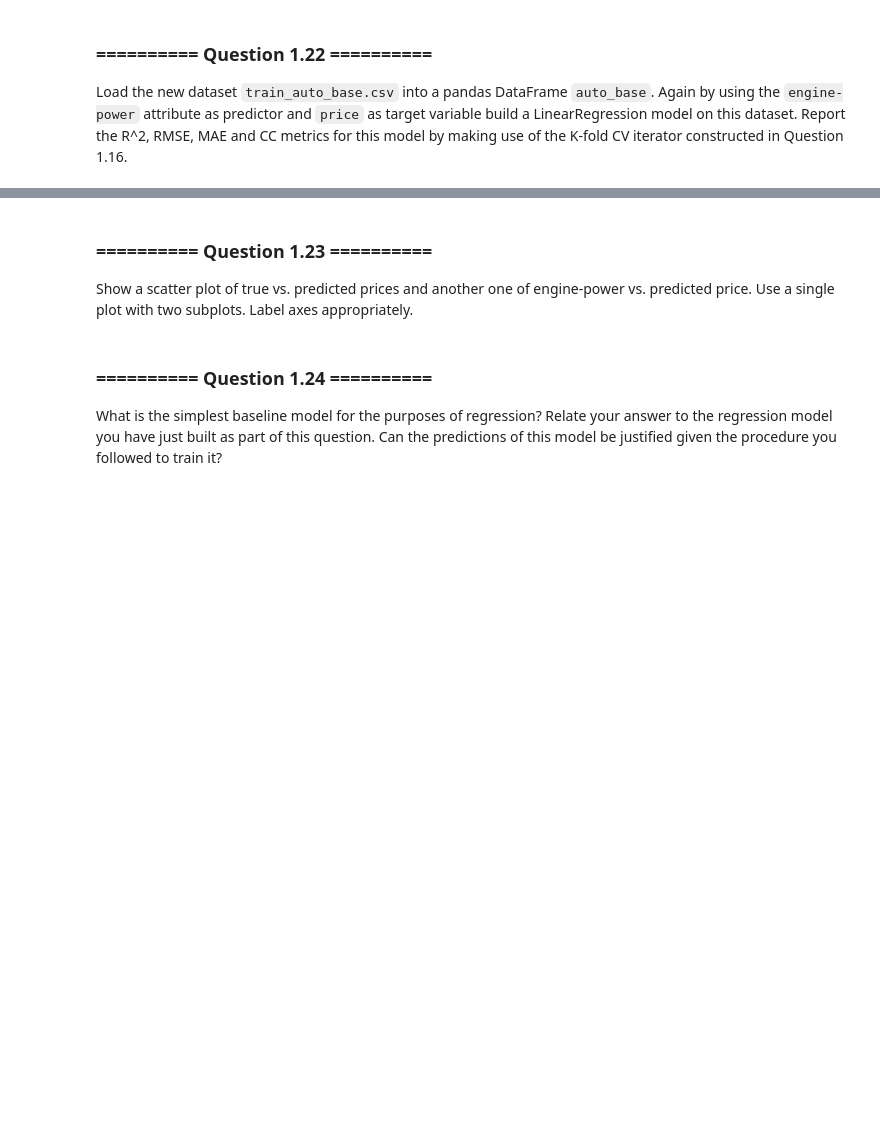
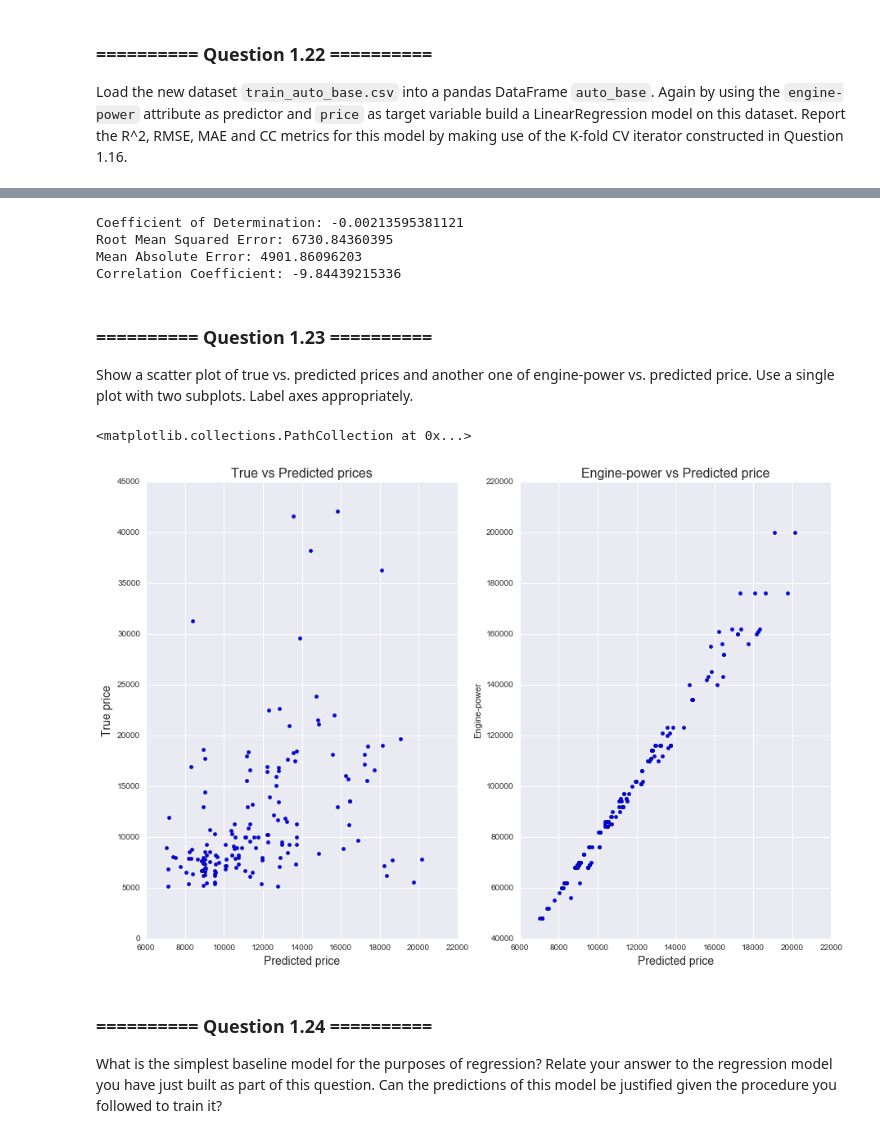
Before and after one commit to richardharmadi/iaml, a Jupyter notebook: 05_Assignment_2.ipynb, the cells around one changed output, grey strips where cells are left out. Cells and saved outputs as stored; diff of their text form; code cells hidden in the pictures; blank space fills up the shorter version.

```diff
--- a/05_Assignment_2.ipynb
+++ b/05_Assignment_2.ipynb
@@ -366,3 +379,46 @@ print (auto_base.info)
+# %%
+# Your code goes here
+# load the datasets into a dataframe
+auto_base_path = os.path.join(os.getcwd(),'datasets','train_auto_base.csv')
+auto_base = pd.read_csv(auto_base_path,delimiter=',')
+
+# initialise a regression model
+new_linreg = LinearRegression(normalize=True)
+pre_x_ab = auto_base['engine-power']
+x_ab = np.reshape(pre_x_ab,(pre_x_ab.shape[0],1))
+y_ab = auto_base['price']
+predicted_ab = cross_val_predict(new_linreg,x_ab,y_ab,cv=kf)
+
+# evaluation reports
+r2_ab = r2_score(y_ab,predicted_ab)
+
+mse_ab = mean_squared_error(y_ab,predicted_ab)
+rmse_ab = np.sqrt(mse_ab)
+
+mae_ab = mean_absolute_error(y_ab,predicted_ab)
+
+# correlation coefficient
+mean_pred_ab = np.mean(predicted_ab)
+mean_y_ab = np.mean(y_ab)
+a_ab = predicted_ab-mean_pred_ab # predicted value - mean
+b_ab = y_ab-mean_y_ab # target value - mean
+sd_a_ab = a_ab**2
+sd_b_ab = b_ab**2
+sum_sd_a_ab = np.sum(sd_a_ab)
+sum_sd_b_ab = np.sum(sd_b_ab)
+
+dividend_ab = np.sum(np.multiply(a_ab,b_ab))
+divider_ab = np.sqrt(np.multiply(sum_sd_a_ab,sum_sd_b_ab))
+cc_ab = (dividend_ab/divider_ab)*len(a_ab)
+print ('Coefficient of Determination:',r2_ab)
+print ('Root Mean Squared Error:',rmse_ab)
+print ('Mean Absolute Error:',mae_ab)
+print ('Correlation Coefficient:',cc_ab)
+# %% [output]
+Coefficient of Determination: -0.00213595381121
+Root Mean Squared Error: 6730.84360395
+Mean Absolute Error: 4901.86096203
+Correlation Coefficient: -9.84439215336
 # %% [markdown]
 ### ========== Question 1.23 ==========
 Show a scatter plot of true vs. predicted prices and another one of engine-power vs. predicted price. Use a single plot with two subplots. Label axes appropriately.
@@ -371,3 +425,23 @@ Show a scatter plot of true vs. predicted prices and another one of engine-power
+# %%
+# Your code goes here
+f = plt.figure(1)       # create a figure
+f.set_figheight(10)
+f.set_figwidth(15)
+plt.subplot(121)    # the first subplot in the first figure,
+plt.title('True vs Predicted prices',fontsize=16)
+plt.xlabel('Predicted price',fontsize=14)
+plt.ylabel('True price',fontsize=14)
+plt.scatter(predicted,y)
+
+plt.subplot(122)    # second plot
+plt.title('Engine-power vs Predicted price',fontsize=16)
+plt.xlabel('Predicted price',fontsize=14)
+plt.ylabel('Engine-power')
+y_new = auto_numeric['engine-power']
+plt.scatter (predicted,y_new)
+# %% [output]
+<matplotlib.collections.PathCollection at 0x...>
+[figure, added]
 # %% [markdown]
 ### ========== Question 1.24 ==========
 What is the simplest baseline model for the purposes of regression? Relate your answer to the regression model you have just built as part of this question. Can the predictions of this model be justified given the procedure you followed to train it?
```
Also changed, not shown: parts of 14 cells of this notebook.
